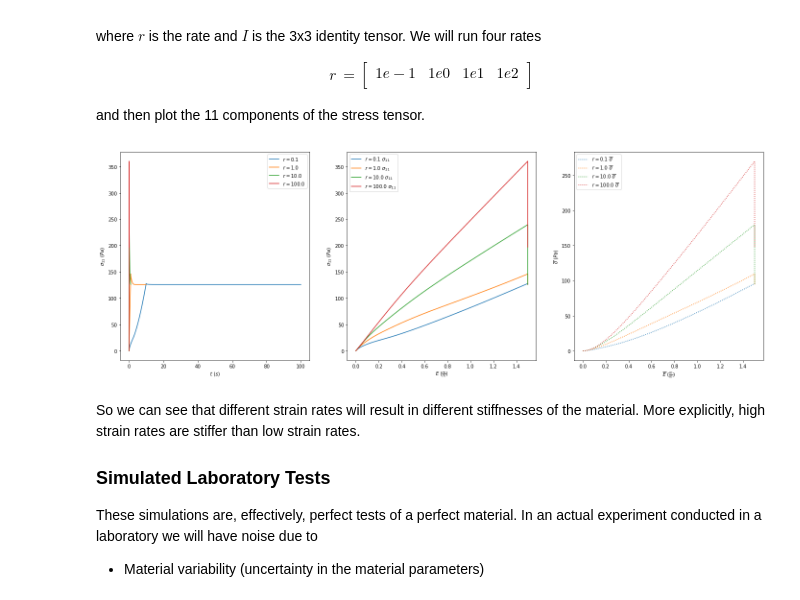
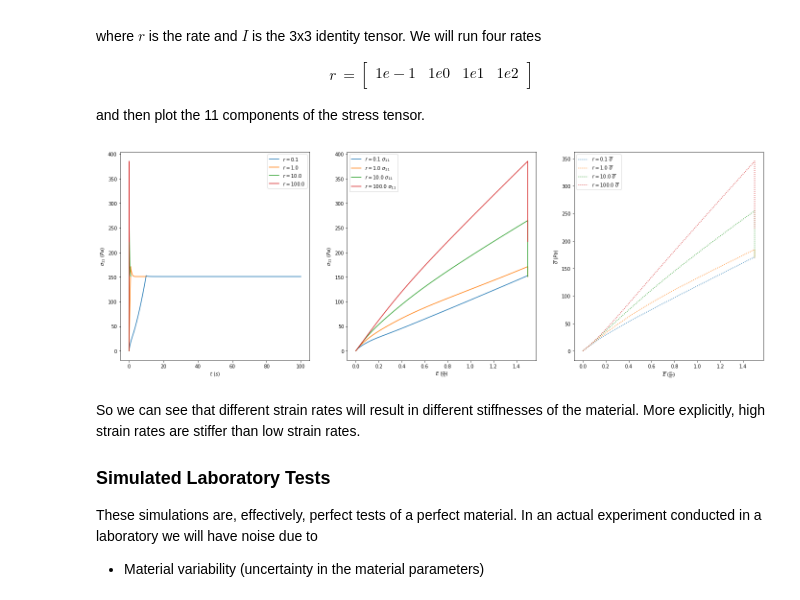
Before and after one commit to NateAM/constitutive_optimization, a Jupyter notebook: viscoelasticity.ipynb, the cells around one changed output. Cells and saved outputs as stored; diff of their text form; code cells hidden in the pictures.

Commit message:
Continued to make corrections to stress computation

```diff
--- a/viscoelasticity.ipynb
+++ b/viscoelasticity.ipynb
@@ -209,20 +210,13 @@ def get_stress(dt,F,params,statevars):
     evolve_xins(dt,edev_flat,taus,statevars)
 
     #Compute the PK2 stress
-    S_vol = K*np.sqrt(np.linalg.det(E))*np.linalg.inv(C)#evol
+    S_vol = K*(J-1)*np.linalg.inv(C)#evol
     S_dev = 2*J**(-2./3)*(Ginf*edev_flat + sum([Gs[n]*(edev_flat-statevars[6*n:6*(n+1)]) for n in range(len(taus))]))
-
-    #print S_vol
-    #print S_dev
-    #print sum(S_dev[:3])
 
     S     = deflate_tensor(S_vol,is_symm=True) + S_dev
 
-    #print S
-
     #Map the PK2 stress to the current configuration
     PK2 = inflate_tensor(S,is_symm=True)
-    #print PK2
     sigma = (1./J)*np.dot(F_matrix,np.dot(PK2,F_matrix.T))
 
     return deflate_tensor(sigma,is_symm=True)
@@ -251,7 +245,7 @@ def form_deformation_gradients(rate):
 
     return times,Fmaxes
 
-def apply_params_rate(rate,params,npts = 100):
+def apply_params_rate(rate,params,npts = 200):
     """Load up the material at a given rate with the given parameters
 
     to be used in parameter estimation"""
@@ -334,9 +328,11 @@ and then plot the 11 components of the stress tensor.
 rates  = [1e-1, 1e0, 1e1, 1e2]
 params = np.hstack([[50.,50.],[50., 50., 50.],[1e-1, 1e0, 1e1]])
 
-time_storage   = np.zeros([len(rates),200])
-stress_storage = np.zeros([len(rates),6,200])
-strain_storage = np.zeros([len(rates),6,200])
+npts = 100
+
+time_storage   = np.zeros([len(rates),npts*2])
+stress_storage = np.zeros([len(rates),6,npts*2])
+strain_storage = np.zeros([len(rates),6,npts*2])
 
 plt.figure(figsize=[24,8])
 plt.subplot(1,3,1)
@@ -345,35 +341,35 @@ plt.ylabel(r"$\sigma_{11}\ (Pa)$")
 
 plt.subplot(1,3,2)
 plt.xlabel(r'$E\ (\frac{m}{m})$')
 plt.ylabel(r"$\sigma_{11}\ (Pa)$")
 
 plt.subplot(1,3,3)
 plt.xlabel(r'$\overline{E}\ (\frac{m}{m})$')
 plt.ylabel(r"$\overline{\sigma}\ (Pa)$")
 
 for i,rate in enumerate(rates):
-    time_storage[i,:],stress_storage[i,:,:],strain_storage[i,:,:] = apply_params_rate(rate,params)
+    time_storage[i,:],stress_storage[i,:,:],strain_storage[i,:,:] = apply_params_rate(rate,params,npts)
 
     plt.subplot(1,3,1)
     plt.plot(time_storage[i,:],stress_storage[i,0,:],'-',label=r"$r = {0}$".format(rate))
 
     plt.subplot(1,3,2)
     plt.plot(strain_storage[i,0,:],stress_storage[i,0,:],'-',label=r"$r = {0}$".format(rate)+"$\ \sigma_{11}$")
 
     plt.subplot(1,3,3)
 
     plt.plot([sum(strain_storage[i,:3,v]) for v in range(len(time_storage[i]))],\
              [sum(stress_storage[i,:3,v]) for v in range(len(time_storage[i]))],':',label=r"$r = {0}$".format(rate)+"$\ \overline{\sigma}$")
 
 plt.subplot(1,3,1)
 plt.legend()
 plt.subplot(1,3,2)
 plt.legend()
 plt.subplot(1,3,3)
 plt.legend()
 plt.show()
 # %% [output]
-[figure, old version]
+[figure, new version]
 # %% [markdown]
 So we can see that different strain rates will result in different stiffnesses of the material. More explicitly, high strain rates are stiffer than low strain rates.
 
```
Also changed, not shown: parts of 3 cells of this notebook.
